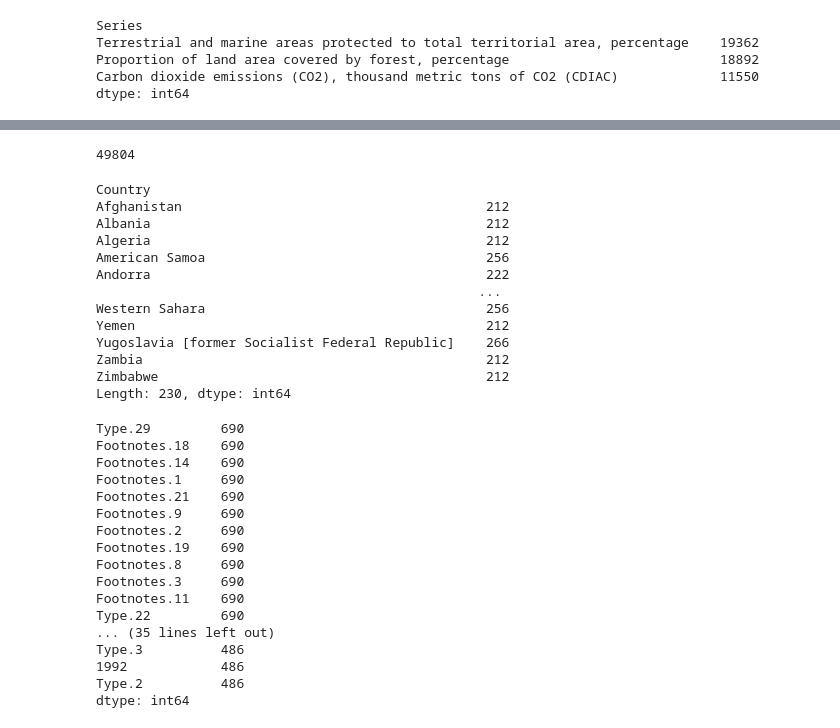
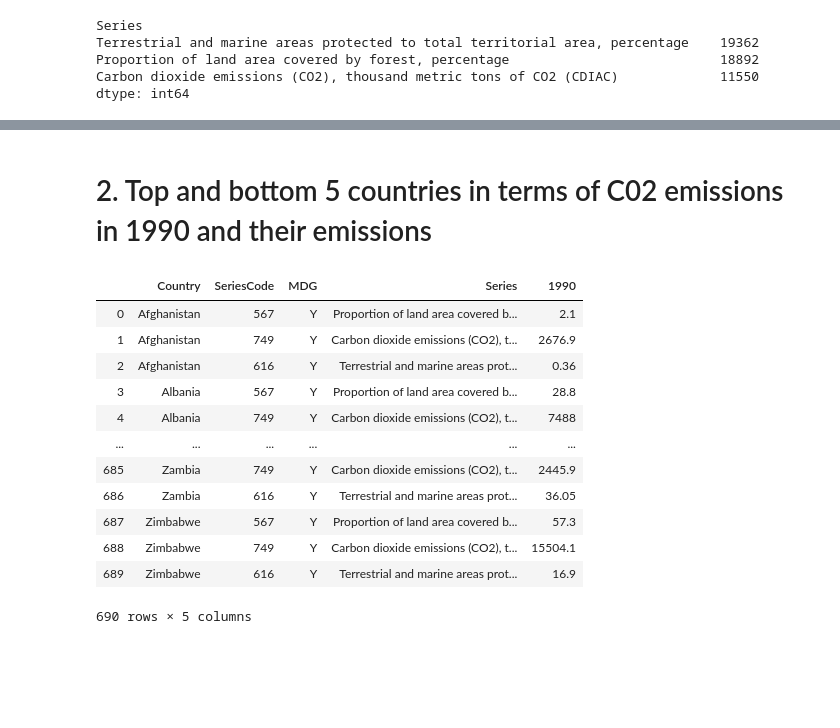
Before and after one commit to KhomotsoT/statistical-thinking, a Jupyter notebook: Statistical-thinking.ipynb, the cells around one changed output, grey strips where cells are left out. Cells and saved outputs as stored; diff of their text form; code cells hidden in the pictures; blank space fills up the shorter version.

```diff
--- a/Statistical-thinking.ipynb
+++ b/Statistical-thinking.ipynb
@@ -234,3 +176,0 @@ Length: 230, dtype: int64
-# %%
-df2 = df.replace(r'^\s*$', np.nan, regex=True)
-df2.head()
@@ -244,44 +176,0 @@ df2.head()
-# %%
-null_columns=df.columns[df2.isnull().any()]
-df2[null_columns].isnull().sum().sum()
-# %% [output]
-49804
-# %%
-#missing values by country
-
-df2.groupby('Country').apply(lambda x: x.isnull().sum().sum())
-# %% [output]
-Country
-Afghanistan                                       212
-Albania                                           212
-Algeria                                           212
-American Samoa                                    256
-Andorra                                           222
-                                                 ...
-Western Sahara                                    256
-Yemen                                             212
-Yugoslavia [former Socialist Federal Republic]    266
-Zambia                                            212
-Zimbabwe                                          212
-Length: 230, dtype: int64
-# %%
-null_columns=df2.columns[df2.isnull().any()]
-df2[null_columns].isnull().sum().sort_values(ascending=False).head(50)
-# %% [output]
-Type.29         690
-Footnotes.18    690
-Footnotes.14    690
-Footnotes.1     690
-Footnotes.21    690
-Footnotes.9     690
-Footnotes.2     690
-Footnotes.19    690
-Footnotes.8     690
-Footnotes.3     690
-Footnotes.11    690
-Type.22         690
-... (35 lines left out)
-Type.3          486
-1992            486
-Type.2          486
-dtype: int64
@@ -287,0 +179,19 @@ dtype: int64
+# %% [markdown]
+# 2. Top and bottom 5 countries in terms of C02 emissions in 1990 and their emissions
+# %%
+df_90 = df2.loc[:, 'Country':'1990' ]
+df_90
+# %% [output]
+|  | Country | SeriesCode | MDG | Series | 1990 |
+| 0 | Afghanistan | 567 | Y | Proportion of land area covered b... | 2.1 |
+| 1 | Afghanistan | 749 | Y | Carbon dioxide emissions (CO2), t... | 2676.9 |
+| 2 | Afghanistan | 616 | Y | Terrestrial and marine areas prot... | 0.36 |
+| 3 | Albania | 567 | Y | Proportion of land area covered b... | 28.8 |
+| 4 | Albania | 749 | Y | Carbon dioxide emissions (CO2), t... | 7488 |
+| ... | ... | ... | ... | ... | ... |
+| 685 | Zambia | 749 | Y | Carbon dioxide emissions (CO2), t... | 2445.9 |
+| 686 | Zambia | 616 | Y | Terrestrial and marine areas prot... | 36.05 |
+| 687 | Zimbabwe | 567 | Y | Proportion of land area covered b... | 57.3 |
+| 688 | Zimbabwe | 749 | Y | Carbon dioxide emissions (CO2), t... | 15504.1 |
+| 689 | Zimbabwe | 616 | Y | Terrestrial and marine areas prot... | 16.9 |
+690 rows × 5 columns
```
Also changed, not shown: parts of 12 cells of this notebook.
